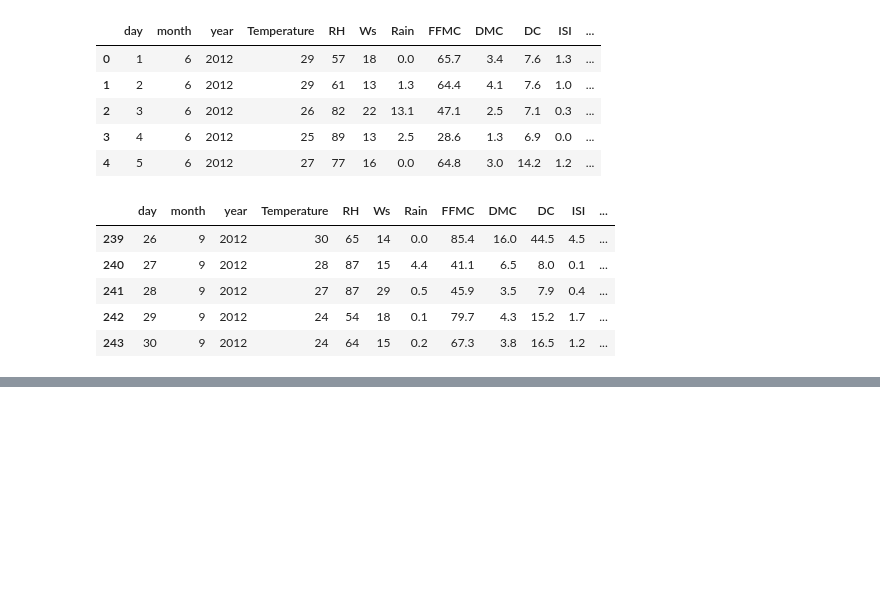
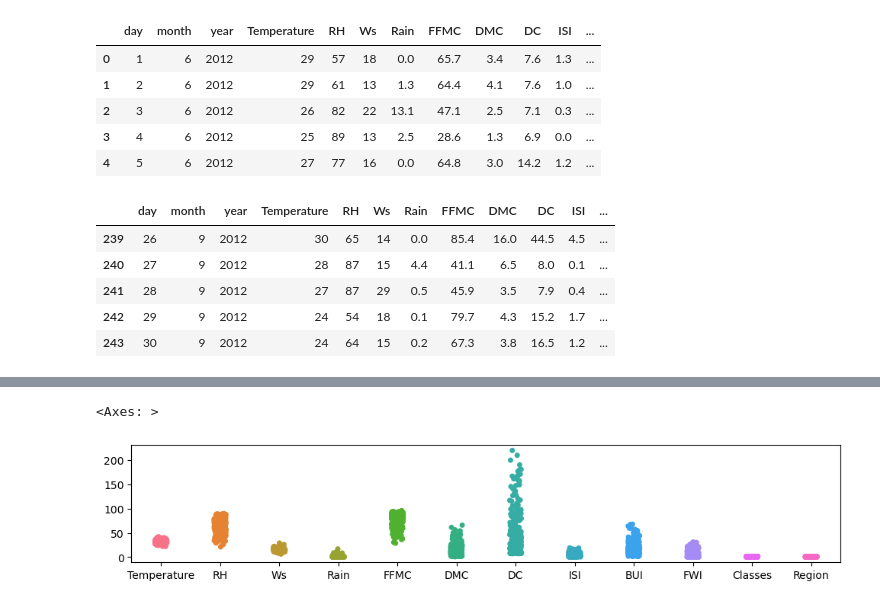
Before and after one commit to alyboii/at-lKurs, a Jupyter notebook: AlgerianForestFireDataset/AlgerianFire.ipynb, the cells around one changed output, grey strips where cells are left out. Drawn from its saved outputs; the diff is of its cells as text; code cells hidden in the pictures; blank space fills up the shorter version.

```diff
--- a/AlgerianForestFireDataset/AlgerianFire.ipynb
+++ b/AlgerianForestFireDataset/AlgerianFire.ipynb
@@ -351,0 +353,2 @@ df.tail()
+# %%
+df.drop(["day","month","year"],axis=1,inplace = True)
@@ -351,0 +444,6 @@ df.tail()
+# %%
+plt.figure(figsize=(12,2))
+sns.stripplot(df)
+# %% [output]
+<Axes: >
+[figure, added]
```
Also changed, not shown: parts of 23 cells of this notebook.
